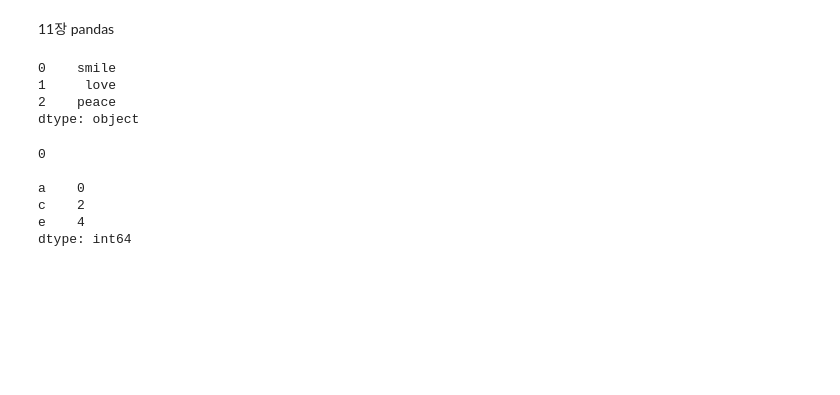
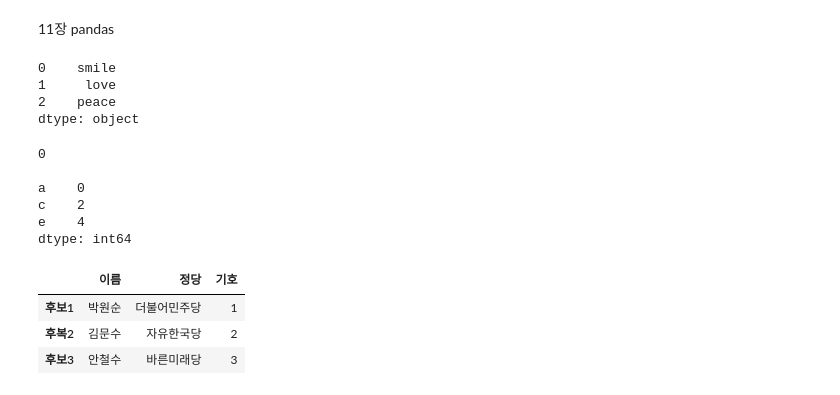
Before and after one commit to Hyunfor/2023_HNU_PythonClass, a Jupyter notebook: 23_05_02_~_데이터사이언스_파이썬_수업_9(8장)_~_10_(_9장_완,_10장_진행,_11장_진행).ipynb, the cells around one changed output. Cells and saved outputs as stored; diff of their text form; code cells hidden in the pictures; blank space fills up the shorter version.

```diff
--- a/23_05_02_~_데이터사이언스_파이썬_수업_9(8장)_~_10_(_9장_완,_10장_진행,_11장_진행).ipynb
+++ b/23_05_02_~_데이터사이언스_파이썬_수업_9(8장)_~_10_(_9장_완,_10장_진행,_11장_진행).ipynb
@@ -362,3 +362,13 @@ a    0
 c    2
 e    4
 dtype: int64
+# %%
+#Dataframe 같은 길이의 리스트를 가지는 딕셔너리를 이용하여 생성
+poli_dict = {"이름" :['박원순', '김문수', '안철수'], "정당" :['더불어민주당', '자유한국당', '바른미래당'], "기호" : [1, 2, 3]}
+poli_df = pd.DataFrame(poli_dict, index = ["후보1", "후복2", "후보3"])
+poli_df
+# %% [output]
+|  | 이름 | 정당 | 기호 |
+| 후보1 | 박원순 | 더불어민주당 | 1 |
+| 후복2 | 김문수 | 자유한국당 | 2 |
+| 후보3 | 안철수 | 바른미래당 | 3 |
```
Also changed, not shown: parts of 1 cell of this notebook.
